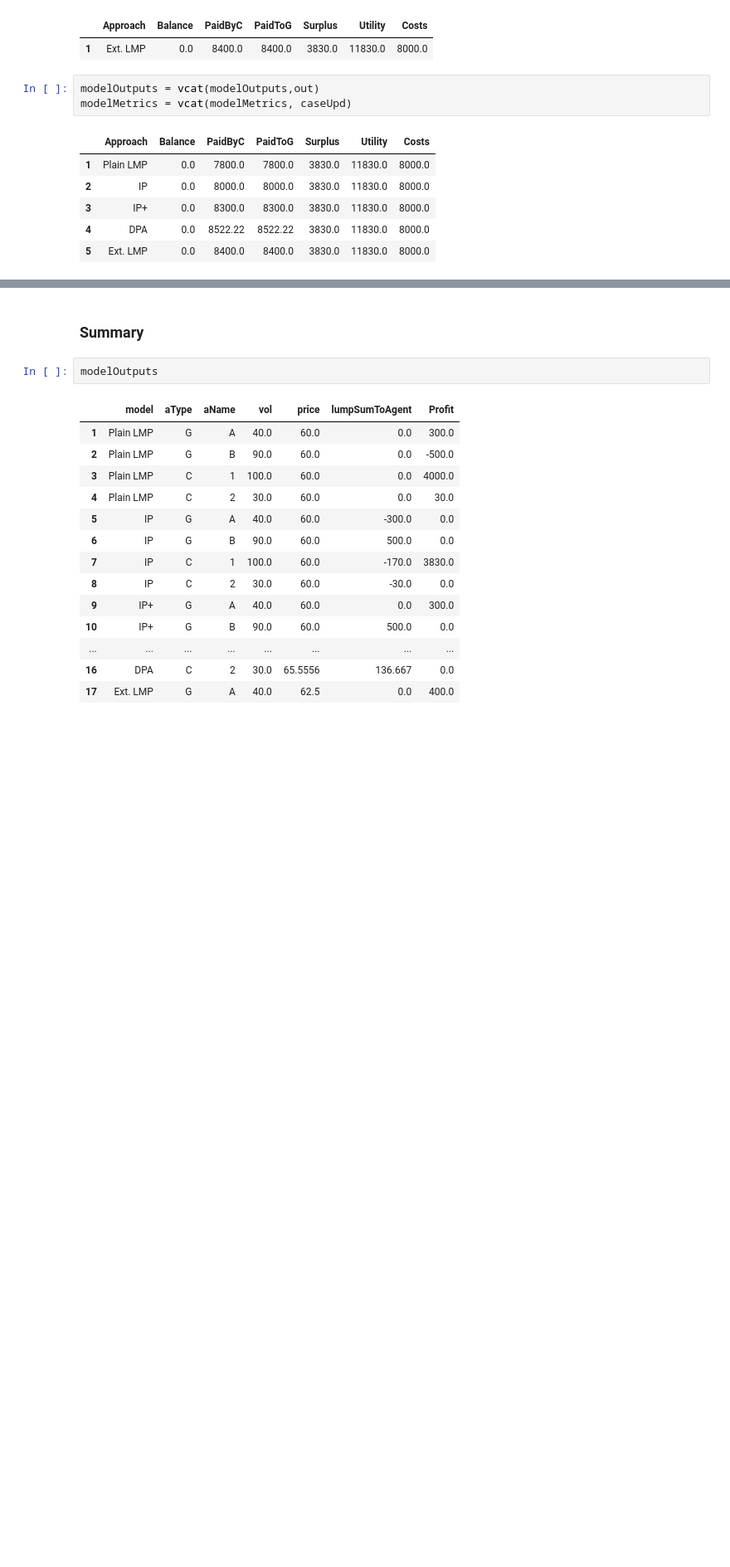
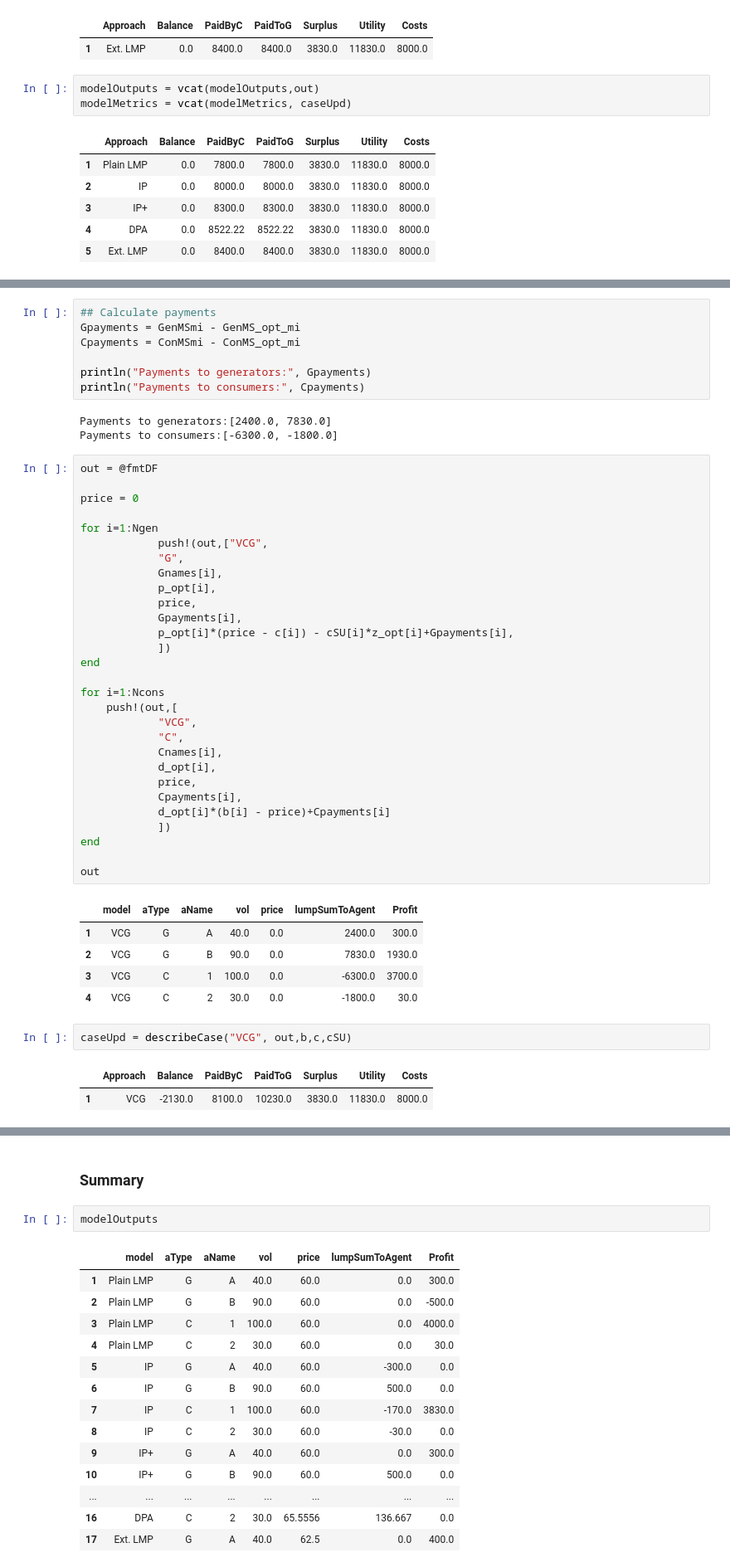
Before and after one commit to alex-bochkarev/LMP-approaches, a Jupyter notebook: src/LMP_comp.ipynb, the cells around one changed output, grey strips where cells are left out. Shown at 83% size. Drawn from its saved outputs; the diff is of its cells as text; blank space fills up the shorter version.

Commit message:
all but balanced VCG

```diff
--- a/src/LMP_comp.ipynb
+++ b/src/LMP_comp.ipynb
@@ -806,0 +936,50 @@ modelMetrics = vcat(modelMetrics, caseUpd)
+# %%
+## Calculate payments
+Gpayments = GenMSmi - GenMS_opt_mi
+Cpayments = ConMSmi - ConMS_opt_mi
+
+println("Payments to generators:", Gpayments)
+println("Payments to consumers:", Cpayments)
+# %% [output]
+Payments to generators:[2400.0, 7830.0]
+Payments to consumers:[-6300.0, -1800.0]
+# %%
+out = @fmtDF
+
+price = 0
+
+for i=1:Ngen
+            push!(out,["VCG",
+            "G",
+            Gnames[i],
+            p_opt[i],
+            price,
+            Gpayments[i],
+            p_opt[i]*(price - c[i]) - cSU[i]*z_opt[i]+Gpayments[i],
+            ])
+end
+
+for i=1:Ncons
+    push!(out,[
+            "VCG",
+            "C",
+            Cnames[i],
+            d_opt[i],
+            price,
+            Cpayments[i],
+            d_opt[i]*(b[i] - price)+Cpayments[i]
+            ])
+end
+
+out
+# %% [output]
+|  | model | aType | aName | vol | price | lumpSumToAgent | Profit |
+| 1 | VCG | G | A | 40.0 | 0.0 | 2400.0 | 300.0 |
+| 2 | VCG | G | B | 90.0 | 0.0 | 7830.0 | 1930.0 |
+| 3 | VCG | C | 1 | 100.0 | 0.0 | -6300.0 | 3700.0 |
+| 4 | VCG | C | 2 | 30.0 | 0.0 | -1800.0 | 30.0 |
+# %%
+caseUpd = describeCase("VCG", out,b,c,cSU)
+# %% [output]
+|  | Approach | Balance | PaidByC | PaidToG | Surplus | Utility | Costs |
+| 1 | VCG | -2130.0 | 8100.0 | 10230.0 | 3830.0 | 11830.0 | 8000.0 |
```
Also changed, not shown: parts of 8 cells of this notebook.
